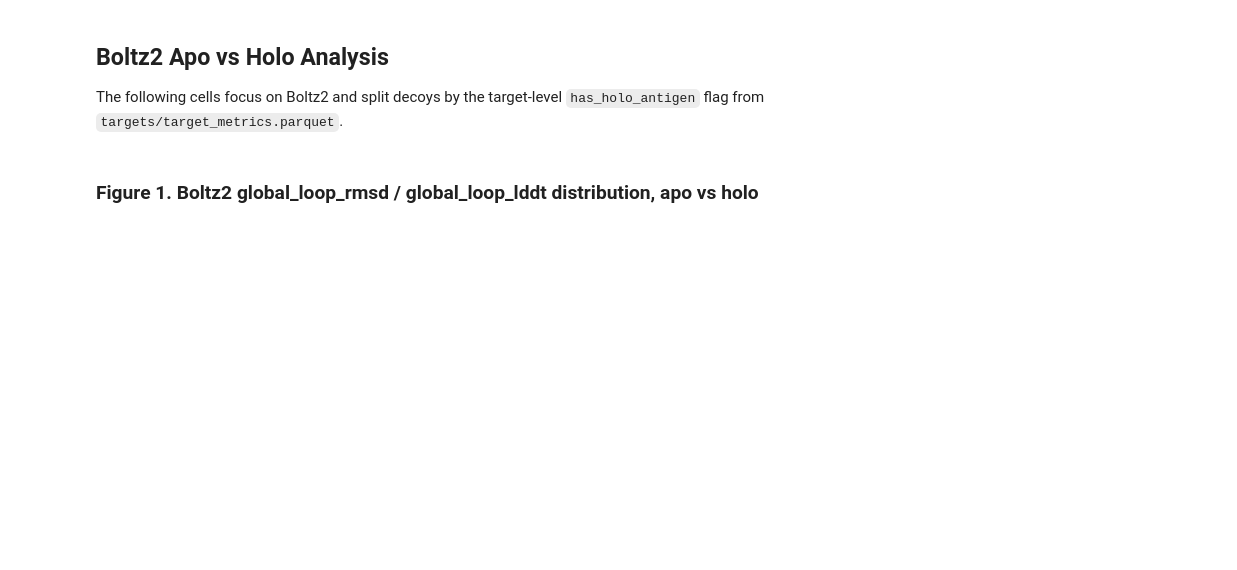
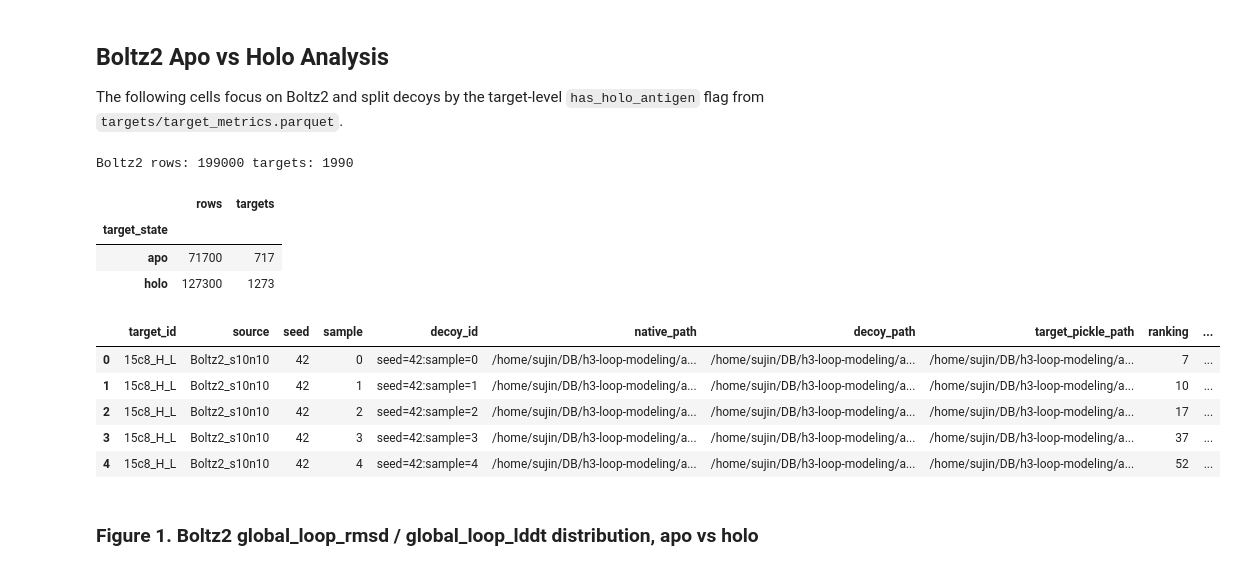
Before and after one commit to seoklab/cdr-scoring, a Jupyter notebook: notebooks/preprocess/inspect_precomputed_metrics.ipynb, the cells around one changed output. Cells and saved outputs as stored; diff of their text form; code cells hidden in the pictures; blank space fills up the shorter version.

```diff
--- a/notebooks/preprocess/inspect_precomputed_metrics.ipynb
+++ b/notebooks/preprocess/inspect_precomputed_metrics.ipynb
@@ -232,24 +392,36 @@ if not loop_df.empty:
 
 The following cells focus on Boltz2 and split decoys by the target-level `has_holo_antigen` flag from `targets/target_metrics.parquet`.
 # %%
-boltz_source = next((s for s in sources if s.lower() == "boltz2"), None)
+boltz_source = next((s for s in sources if s.lower().startswith("boltz2")), None)
 if boltz_source is None:
-    raise ValueError("Boltz2 source was not found under METRICS_ROOT")
+    raise ValueError(f"Boltz2 source was not found under {METRICS_ROOT}; available sources={sources}")
 
 boltz_loop = tables[(boltz_source, "loop")].copy()
 boltz_targets = tables[(boltz_source, "targets")].copy()
 
 target_state_cols = ["target_id", "source", "has_holo_antigen", "antigen_chains"]
 boltz = boltz_loop.merge(
     boltz_targets[target_state_cols].drop_duplicates(),
     on=["target_id", "source"],
     how="left",
 )
 boltz["target_state"] = np.where(boltz["has_holo_antigen"].fillna(False), "holo", "apo")
 
 print("Boltz2 rows:", len(boltz), "targets:", boltz["target_id"].nunique())
 display(boltz.groupby("target_state").agg(rows=("target_id", "size"), targets=("target_id", "nunique")))
 display(boltz.head())
+# %% [output]
+Boltz2 rows: 199000 targets: 1990
+|  | rows | targets |
+| target_state |  |  |
+| apo | 71700 | 717 |
+| holo | 127300 | 1273 |
+|  | target_id | source | seed | sample | decoy_id | native_path | decoy_path | target_pickle_path | ranking | ... |
+| 0 | 15c8_H_L | Boltz2_s10n10 | 42 | 0 | seed=42:sample=0 | /home/sujin/DB/h3-loop-modeling/a... | /home/sujin/DB/h3-loop-modeling/a... | /home/sujin/DB/h3-loop-modeling/a... | 7 | ... |
+| 1 | 15c8_H_L | Boltz2_s10n10 | 42 | 1 | seed=42:sample=1 | /home/sujin/DB/h3-loop-modeling/a... | /home/sujin/DB/h3-loop-modeling/a... | /home/sujin/DB/h3-loop-modeling/a... | 10 | ... |
+| 2 | 15c8_H_L | Boltz2_s10n10 | 42 | 2 | seed=42:sample=2 | /home/sujin/DB/h3-loop-modeling/a... | /home/sujin/DB/h3-loop-modeling/a... | /home/sujin/DB/h3-loop-modeling/a... | 17 | ... |
+| 3 | 15c8_H_L | Boltz2_s10n10 | 42 | 3 | seed=42:sample=3 | /home/sujin/DB/h3-loop-modeling/a... | /home/sujin/DB/h3-loop-modeling/a... | /home/sujin/DB/h3-loop-modeling/a... | 37 | ... |
+| 4 | 15c8_H_L | Boltz2_s10n10 | 42 | 4 | seed=42:sample=4 | /home/sujin/DB/h3-loop-modeling/a... | /home/sujin/DB/h3-loop-modeling/a... | /home/sujin/DB/h3-loop-modeling/a... | 52 | ... |
 # %% [markdown]
 ### Figure 1. Boltz2 global_loop_rmsd / global_loop_lddt distribution, apo vs holo
 # %%
```
Also changed, not shown: parts of 28 cells of this notebook, 41 other files.
